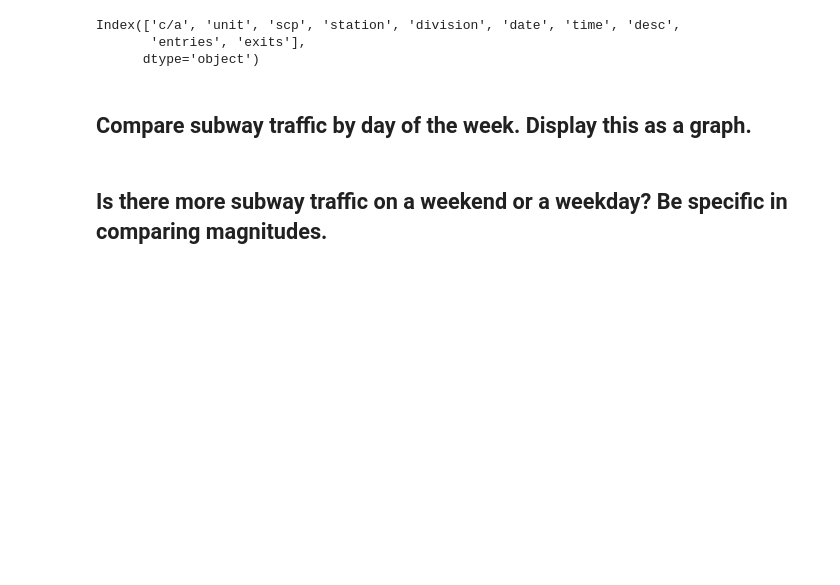
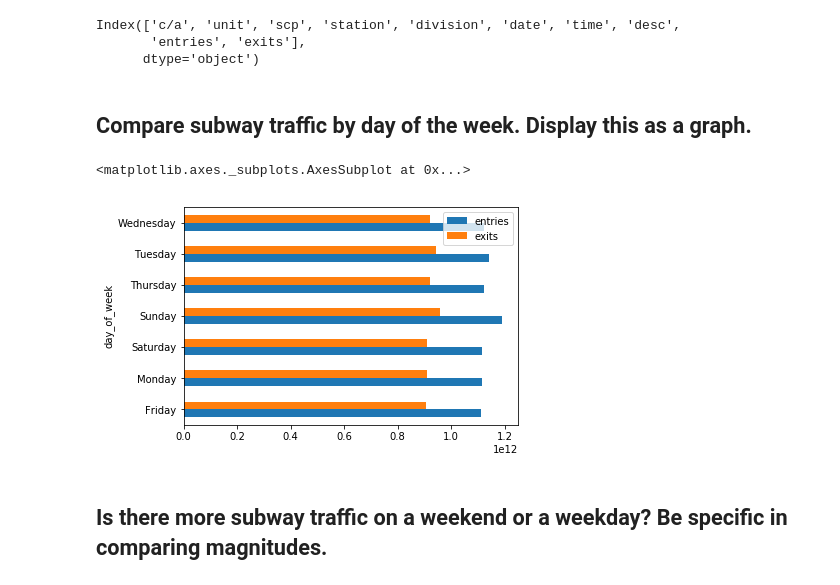
Before and after one commit to softserveslayer/dsc-0-03-08-understanding-pandas-series-and-dataframes-lab-nyc-career-ds-102218, a Jupyter notebook: index.ipynb, the cells around one changed output. Cells and saved outputs as stored; diff of their text form; code cells hidden in the pictures; blank space fills up the shorter version.

```diff
--- a/index.ipynb
+++ b/index.ipynb
@@ -113,8 +113,14 @@ Index(['c/a', 'unit', 'scp', 'station', 'division', 'date', 'time', 'desc',
 # %% [markdown]
 ## Compare subway traffic by day of the week. Display this as a graph.
 # %%
-df.date = pd.to_datetime(df.date)
-# df['day_of_week'] = df['date'].dt.weekday_name
+# df.date = pd.to_datetime(df.date)
+df['day_of_week'] = df['date'].dt.weekday_name
+
+grouped = df.groupby('day_of_week').sum()
+grouped.plot(kind='barh')
+# %% [output]
+<matplotlib.axes._subplots.AxesSubplot at 0x...>
+[figure, added]
 # %% [markdown]
 ## Is there more subway traffic on a weekend or a weekday?    Be specific in comparing magnitudes.
 # %%
```
